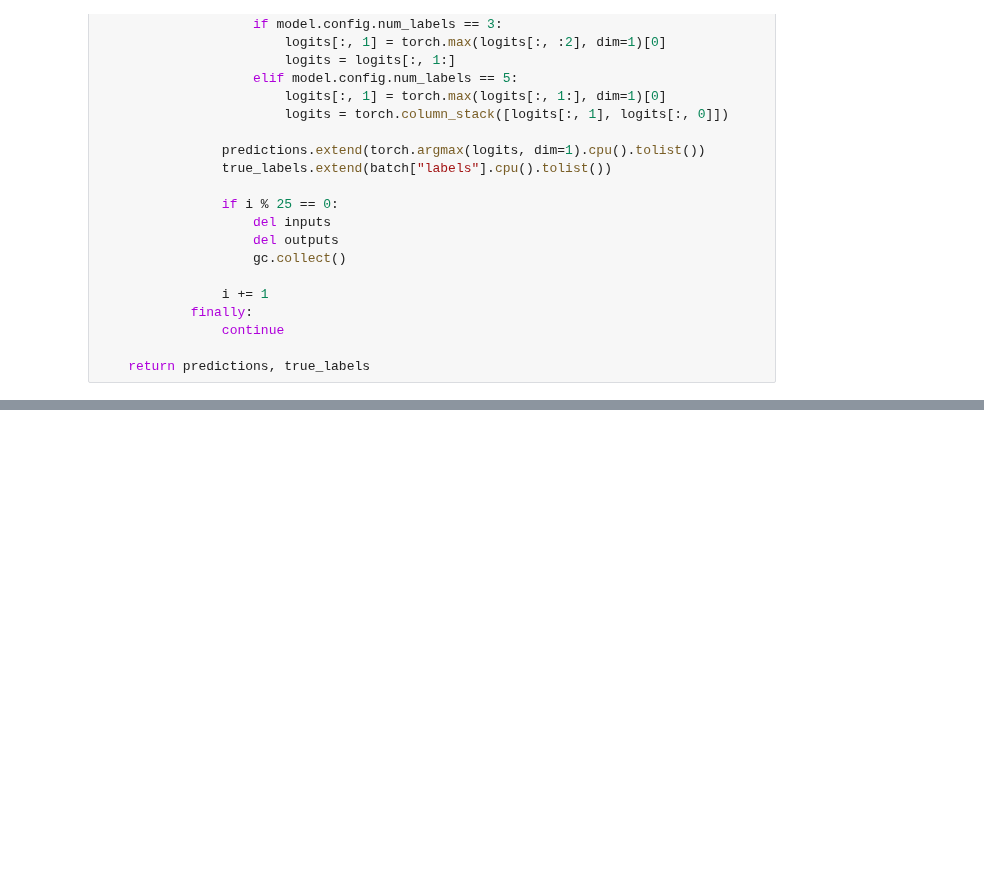
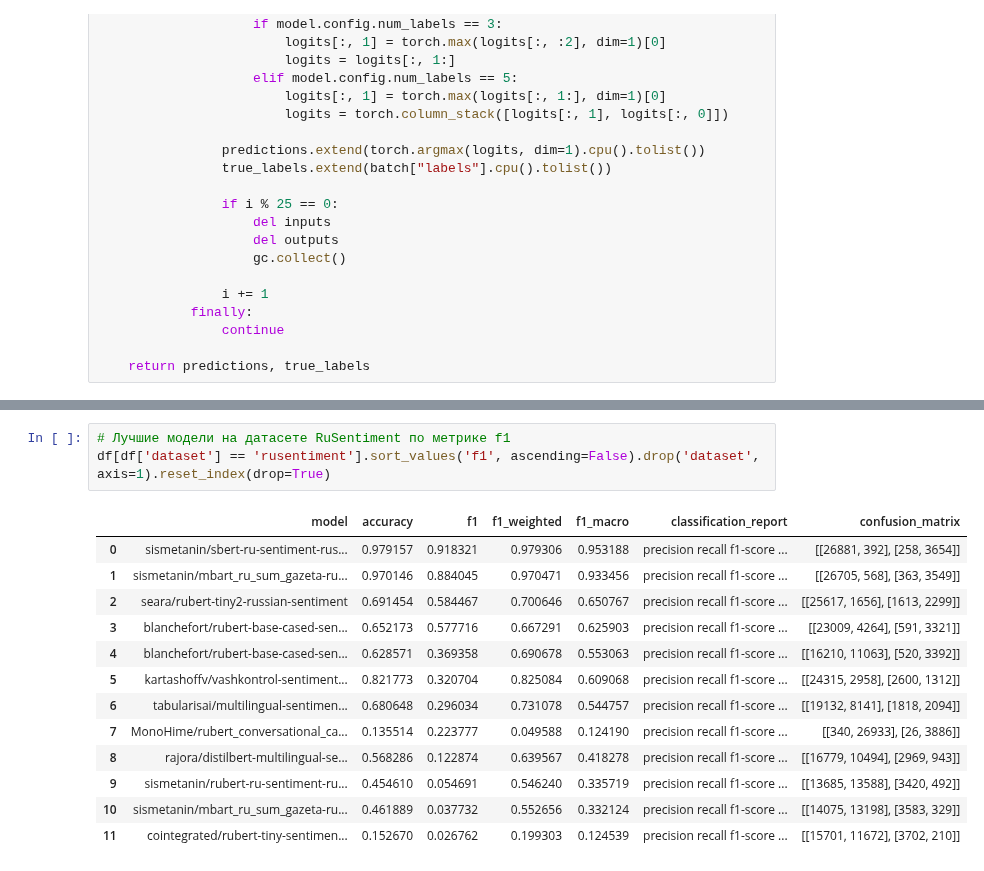
Before and after one commit to Jrol123/Social-scan, a Jupyter notebook: src/sentiment_analysis/sentiment-analysis-test.ipynb, the cells around one changed output, grey strips where cells are left out. Saved outputs shown, nothing was run; the diff lists cells and outputs as text; blank space fills up the shorter version.

```diff
--- a/src/sentiment_analysis/sentiment-analysis-test.ipynb
+++ b/src/sentiment_analysis/sentiment-analysis-test.ipynb
@@ -559,0 +474,17 @@ E0000 00:00:1745229741.883447      31 cuda_blas.cc:1418] Unable to register cuBL
+# %%
+# Лучшие модели на датасете RuSentiment по метрике f1
+df[df['dataset'] == 'rusentiment'].sort_values('f1', ascending=False).drop('dataset', axis=1).reset_index(drop=True)
+# %% [output]
+|  | model | accuracy | f1 | f1_weighted | f1_macro | classification_report | confusion_matrix |
+| 0 | sismetanin/sbert-ru-sentiment-rus... | 0.979157 | 0.918321 | 0.979306 | 0.953188 | precision recall f1-score ... | [[26881, 392], [258, 3654]] |
+| 1 | sismetanin/mbart_ru_sum_gazeta-ru... | 0.970146 | 0.884045 | 0.970471 | 0.933456 | precision recall f1-score ... | [[26705, 568], [363, 3549]] |
+| 2 | seara/rubert-tiny2-russian-sentiment | 0.691454 | 0.584467 | 0.700646 | 0.650767 | precision recall f1-score ... | [[25617, 1656], [1613, 2299]] |
+| 3 | blanchefort/rubert-base-cased-sen... | 0.652173 | 0.577716 | 0.667291 | 0.625903 | precision recall f1-score ... | [[23009, 4264], [591, 3321]] |
+| 4 | blanchefort/rubert-base-cased-sen... | 0.628571 | 0.369358 | 0.690678 | 0.553063 | precision recall f1-score ... | [[16210, 11063], [520, 3392]] |
+| 5 | kartashoffv/vashkontrol-sentiment... | 0.821773 | 0.320704 | 0.825084 | 0.609068 | precision recall f1-score ... | [[24315, 2958], [2600, 1312]] |
+| 6 | tabularisai/multilingual-sentimen... | 0.680648 | 0.296034 | 0.731078 | 0.544757 | precision recall f1-score ... | [[19132, 8141], [1818, 2094]] |
+| 7 | MonoHime/rubert_conversational_ca... | 0.135514 | 0.223777 | 0.049588 | 0.124190 | precision recall f1-score ... | [[340, 26933], [26, 3886]] |
+| 8 | rajora/distilbert-multilingual-se... | 0.568286 | 0.122874 | 0.639567 | 0.418278 | precision recall f1-score ... | [[16779, 10494], [2969, 943]] |
+| 9 | sismetanin/rubert-ru-sentiment-ru... | 0.454610 | 0.054691 | 0.546240 | 0.335719 | precision recall f1-score ... | [[13685, 13588], [3420, 492]] |
+| 10 | sismetanin/mbart_ru_sum_gazeta-ru... | 0.461889 | 0.037732 | 0.552656 | 0.332124 | precision recall f1-score ... | [[14075, 13198], [3583, 329]] |
+| 11 | cointegrated/rubert-tiny-sentimen... | 0.152670 | 0.026762 | 0.199303 | 0.124539 | precision recall f1-score ... | [[15701, 11672], [3702, 210]] |
```
Also changed, not shown: parts of 21 cells of this notebook.
